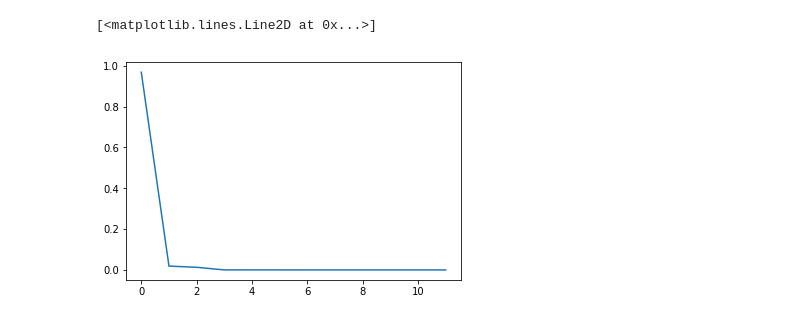
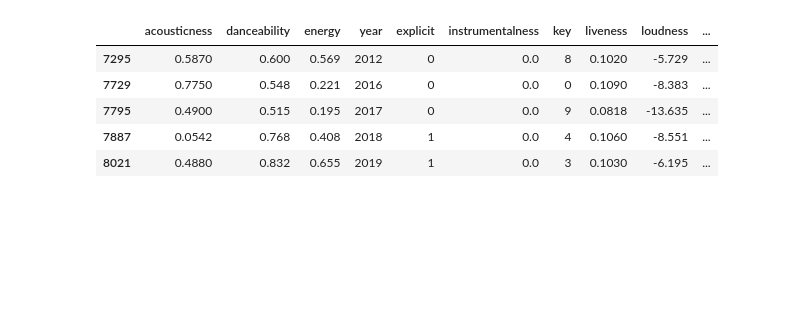
Before and after one commit to zainkhan9/spotify_ml, a Jupyter notebook: Clustering.ipynb, the cells around one changed output. Cells and saved outputs as stored; diff of their text form; code cells hidden in the pictures; blank space fills up the shorter version.

```diff
--- a/Clustering.ipynb
+++ b/Clustering.ipynb
@@ -128,8 +109,0 @@ X = pd.concat([pop, classical, country])
-# %%
-pca = PCA(n_components=12)
-pca.fit(country)
-pcavar = pca.explained_variance_ratio_
-plt.plot(pcavar)
-# %% [output]
-[<matplotlib.lines.Line2D at 0x...>]
-[figure, removed]
@@ -135,0 +305,9 @@ plt.plot(pcavar)
+# %%
+X.head()
+# %% [output]
+|  | acousticness | danceability | energy | year | explicit | instrumentalness | key | liveness | loudness | ... |
+| 7295 | 0.5870 | 0.600 | 0.569 | 2012 | 0 | 0.0 | 8 | 0.1020 | -5.729 | ... |
+| 7729 | 0.7750 | 0.548 | 0.221 | 2016 | 0 | 0.0 | 0 | 0.1090 | -8.383 | ... |
+| 7795 | 0.4900 | 0.515 | 0.195 | 2017 | 0 | 0.0 | 9 | 0.0818 | -13.635 | ... |
+| 7887 | 0.0542 | 0.768 | 0.408 | 2018 | 1 | 0.0 | 4 | 0.1060 | -8.551 | ... |
+| 8021 | 0.4880 | 0.832 | 0.655 | 2019 | 1 | 0.0 | 3 | 0.1030 | -6.195 | ... |
```
Also changed, not shown: parts of 32 cells of this notebook.
